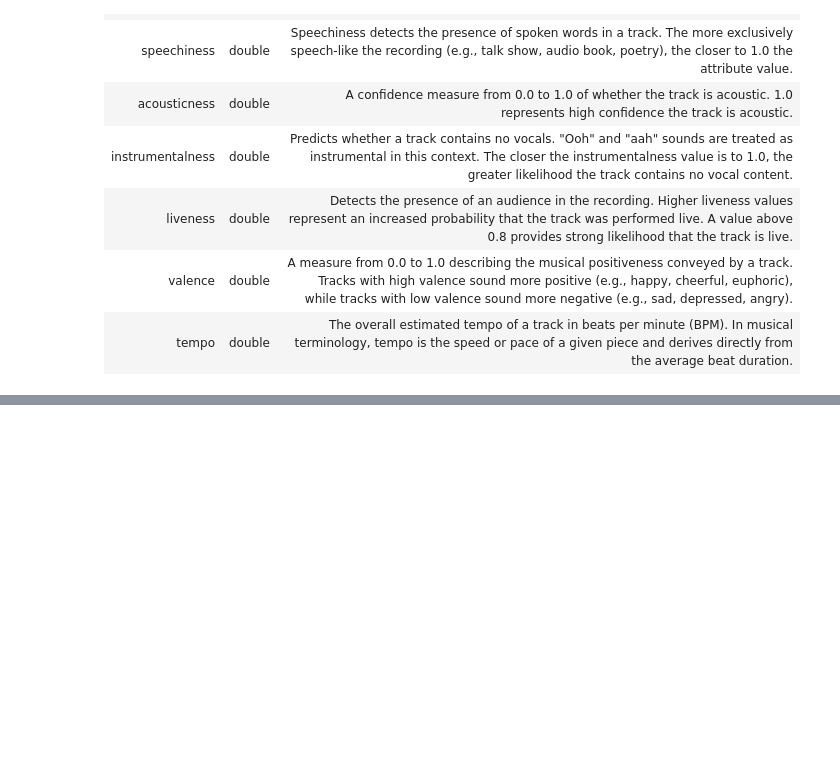
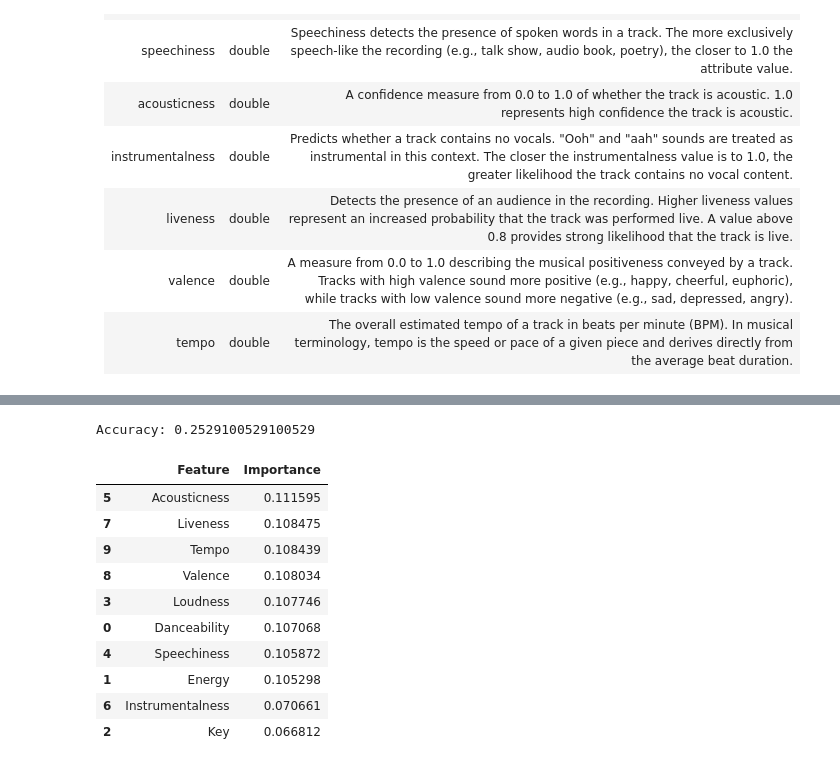
Before and after one commit to cake-dev/AdvDataScience, a Jupyter notebook: FinalProject.ipynb, the cells around one changed output, grey strips where cells are left out. Cells and saved outputs as stored; diff of their text form; code cells hidden in the pictures; blank space fills up the shorter version.

```diff
--- a/FinalProject.ipynb
+++ b/FinalProject.ipynb
@@ -56,0 +106,45 @@ spotify_data
+# %%
+# we now perform a random forest analysis
+from sklearn.ensemble import RandomForestClassifier
+from sklearn.model_selection import train_test_split
+from sklearn.metrics import accuracy_score
+from sklearn.metrics import confusion_matrix
+
+# drop time signature, mode, release year, release month, key
+spotify_data_reduced = spotify_data_reduced.drop(columns=['Time Signature', 'Mode', 'Release Year', 'Release Month', 'Key'])
+
+# split data into training and test set
+X = spotify_data_reduced.drop(columns=['Popularity_Rating'])
+y = spotify_data_reduced['Popularity_Rating']
+X_train, X_test, y_train, y_test = train_test_split(X, y, test_size=0.2, random_state=42)
+
+# train random forest classifier
+clf = RandomForestClassifier(n_estimators=100, random_state=42)
+clf.fit(X_train, y_train)
+
+# predict test set
+y_pred = clf.predict(X_test)
+
+# calculate accuracy
+accuracy = accuracy_score(y_test, y_pred)
+print('Accuracy:', accuracy)
+
+# feature importance
+feature_importance = clf.feature_importances_
+features = X.columns
+df = pd.DataFrame({'Feature': features, 'Importance': feature_importance})
+df = df.sort_values('Importance', ascending=False)
+df
+# %% [output]
+Accuracy: 0.2529100529100529
+|  | Feature | Importance |
+| 5 | Acousticness | 0.111595 |
+| 7 | Liveness | 0.108475 |
+| 9 | Tempo | 0.108439 |
+| 8 | Valence | 0.108034 |
+| 3 | Loudness | 0.107746 |
+| 0 | Danceability | 0.107068 |
+| 4 | Speechiness | 0.105872 |
+| 1 | Energy | 0.105298 |
+| 6 | Instrumentalness | 0.070661 |
+| 2 | Key | 0.066812 |
```
Also changed, not shown: parts of 8 cells of this notebook.
